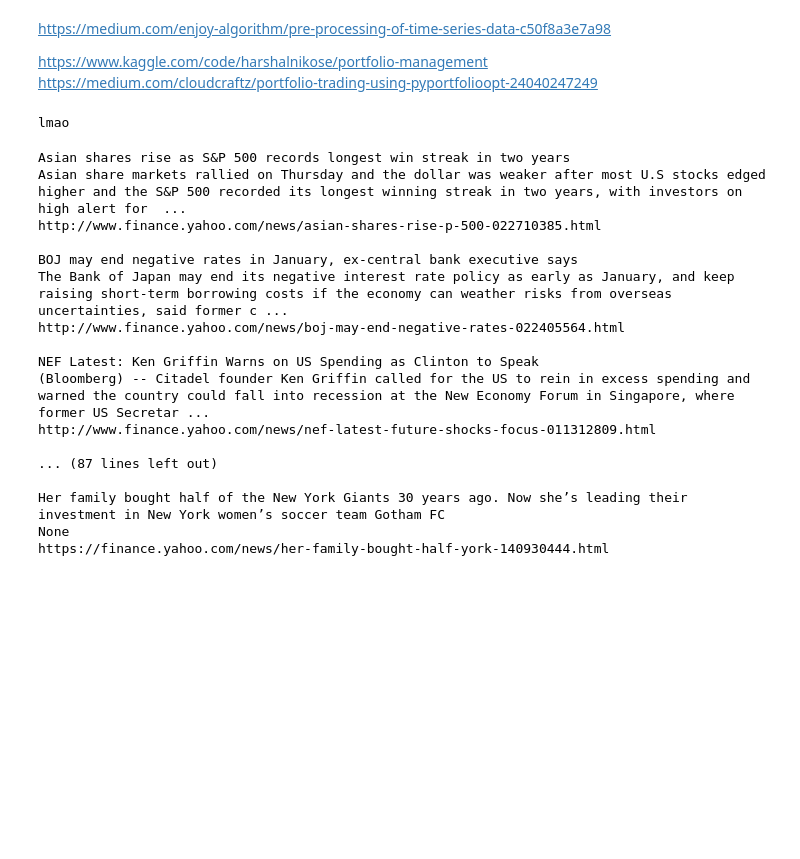
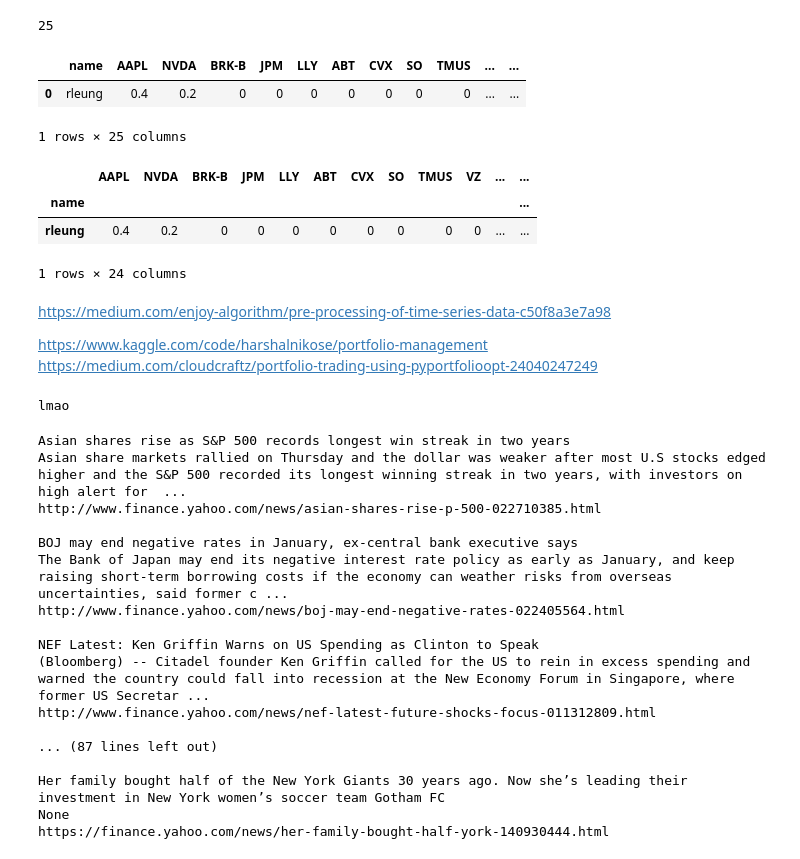
Before and after one commit to meolord29/Portfolio-Management-SpeedRun, a Jupyter notebook: sketchbook-ryan.ipynb, the cells around one changed output. Saved outputs shown, nothing was run; the diff lists cells and outputs as text; code cells hidden in the pictures; blank space fills up the shorter version.

```diff
--- a/sketchbook-ryan.ipynb
+++ b/sketchbook-ryan.ipynb
@@ -12,3 +12,25 @@ import plotly.express as px
 from bs4 import BeautifulSoup
 import requests
 import yesg
+# %%
+cols = ['name', 'AAPL', 'NVDA', 'BRK-B', 'JPM', 'LLY', 'ABT', 'CVX', 'SO', 'TMUS', 'VZ', 'NEE', 'SRE', 'ABNB', 'HLT', 'RS', 'LEU', 'UPS', 'FDX', 'NXST', 'CHTR', 'NVO', 'PFE', 'BLDR', 'PDD']
+
+len(cols)
+# %% [output]
+25
+# %%
+data = [['rleung', 0.4, 0.2, 0, 0, 0, 0, 0, 0, 0, 0, 0, 0, 0, 0.2, 0.1, 0, 0.1, 0, 0, 0, 0, 0, 0, 0]]
+# %%
+df = pd.DataFrame(data, columns=cols)
+df
+# %% [output]
+|  | name | AAPL | NVDA | BRK-B | JPM | LLY | ABT | CVX | SO | TMUS | ... | ... |
+| 0 | rleung | 0.4 | 0.2 | 0 | 0 | 0 | 0 | 0 | 0 | 0 | ... | ... |
+1 rows × 25 columns
+# %%
+df.set_index('name')
+# %% [output]
+|  | AAPL | NVDA | BRK-B | JPM | LLY | ABT | CVX | SO | TMUS | VZ | ... | ... |
+| name |  |  |  |  |  |  |  |  |  |  |  | ... |
+| rleung | 0.4 | 0.2 | 0 | 0 | 0 | 0 | 0 | 0 | 0 | 0 | ... | ... |
+1 rows × 24 columns
```
Also changed, not shown: parts of 1 cell of this notebook, 3 other files.
